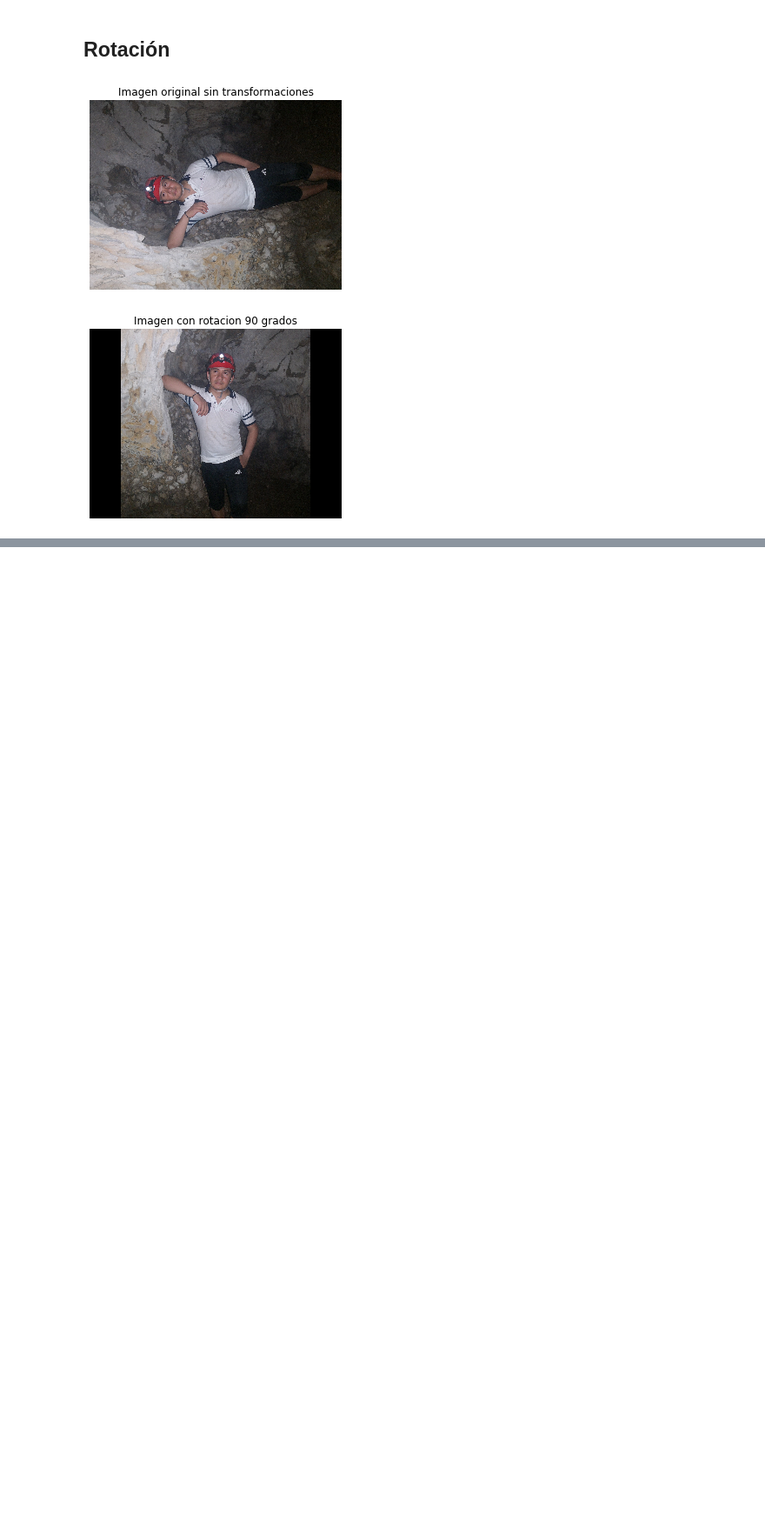
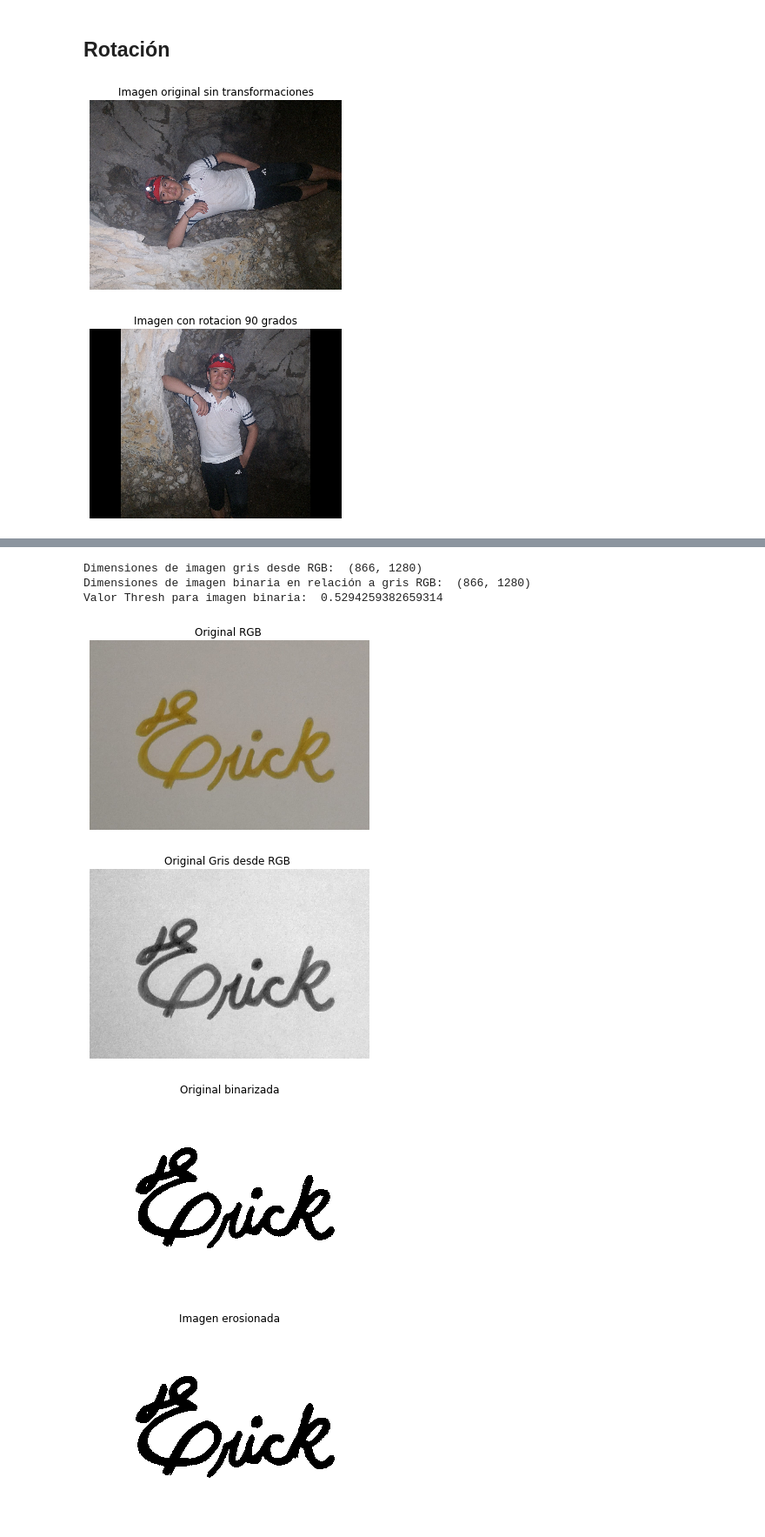
Before and after one commit to epinedaWorks/ProcesadoDeImagenes, a Jupyter notebook: ProcesamientoDeImagenesParte2.ipynb, the cells around one changed output, grey strips where cells are left out. Shown at 87% size. Drawn from its saved outputs; the diff is of its cells as text; code cells hidden in the pictures; blank space fills up the shorter version.

```diff
--- a/ProcesamientoDeImagenesParte2.ipynb
+++ b/ProcesamientoDeImagenesParte2.ipynb
@@ -288,0 +412,41 @@ show_image(rescaled_without_aa, "Transformed without anti aliasing")
+# %%
+# Import the morphology module
+from skimage import morphology, color
+from skimage.filters import threshold_otsu
+
+imgName = "nombre.jpg"
+imgPalabra = cv2.imread(imgName)
+imgPalabraRGB = cv2.cvtColor(imgPalabra, cv2.COLOR_BGR2RGB)
+imgPalabraRGBGris = color.rgb2gray(imgPalabraRGB)
+
+
+### Pasar a imagen binaria
+valorThresh = threshold_otsu(imgPalabraRGBGris)
+imgPalabraBinarizado = imgPalabraRGBGris > valorThresh
+
+
+print("Dimensiones de imagen gris desde RGB: ",imgPalabraRGBGris.shape)
+print("Dimensiones de imagen binaria en relación a gris RGB: ",imgPalabraBinarizado.shape)
+print("Valor Thresh para imagen binaria: ", valorThresh)
+
+
+#show_image(imgConejoGris)
+
+# Obtain the eroded shape
+imagenBinariaErosionada = morphology.binary_erosion(imgPalabraBinarizado)
+
+# See results
+show_image(imgPalabraRGB, 'Original RGB ')
+show_image(imgPalabraRGBGris, 'Original Gris desde RGB ')
+show_image(imgPalabraBinarizado, 'Original binarizada')
+show_image(imagenBinariaErosionada, 'Imagen erosionada')
+
+plot_comparison(imgPalabraBinarizado, imagenBinariaErosionada, 'Erosion')
+# %% [output]
+Dimensiones de imagen gris desde RGB:  (866, 1280)
+Dimensiones de imagen binaria en relación a gris RGB:  (866, 1280)
+Valor Thresh para imagen binaria:  0.5294259382659314
+[figure, added]
+[figure, added]
+[figure, added]
+[figure, added]
```
Also changed, not shown: parts of 22 cells of this notebook, 1 other file.
